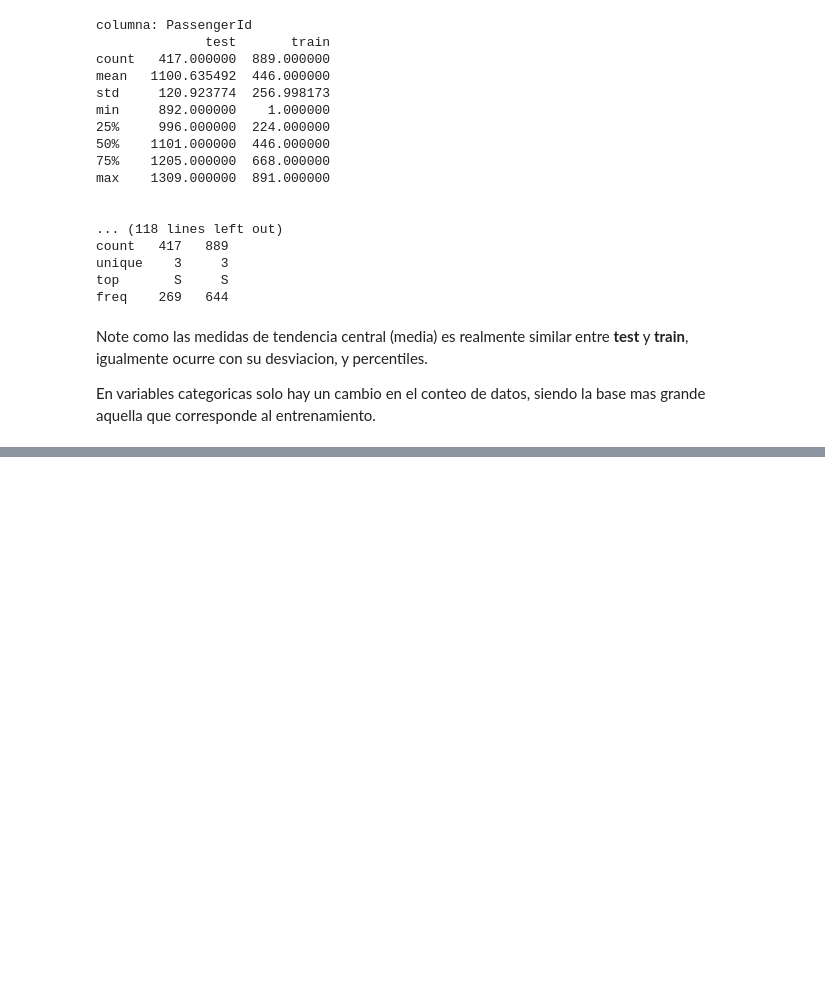
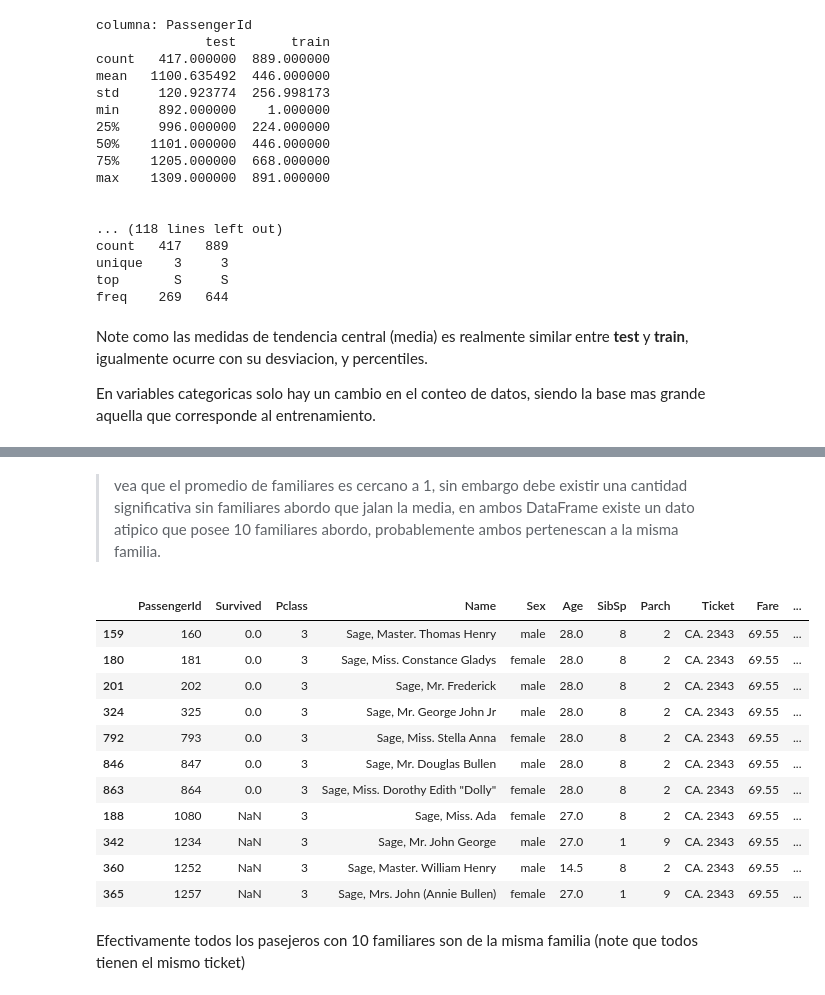
Before and after one commit to juanpablocarrillohortua/taller-pandas-titanic-grupo-1, a Jupyter notebook: notebooks/proyecto titanic.ipynb, the cells around one changed output, grey strips where cells are left out. Cells and saved outputs as stored; diff of their text form; code cells hidden in the pictures; blank space fills up the shorter version.

Commit message:
Crear y analizar variable "Familiares"

```diff
--- a/notebooks/proyecto titanic.ipynb
+++ b/notebooks/proyecto titanic.ipynb
@@ -532,0 +539,8 @@ En variables categoricas solo hay un cambio en el conteo de datos, siendo la bas
+# %%
+def sumar_SibSp_Parch(fila):
+    return fila['SibSp'] + fila['Parch']
+
+df_test["Familiares"] = df_test.apply(sumar_SibSp_Parch, axis=1)
+df_train["Familiares"] = df_train.apply(sumar_SibSp_Parch, axis=1)
+
+analizar(data1=df_test, data2=df_train, cols=["Familiares"], nombre_base1="test", nombre_base2="train")
@@ -532,0 +558,23 @@ En variables categoricas solo hay un cambio en el conteo de datos, siendo la bas
+# %% [markdown]
+> vea que el promedio de familiares es cercano a 1, sin embargo debe existir una cantidad significativa sin familiares abordo que jalan la media, en ambos DataFrame existe un dato atipico que posee 10 familiares abordo, probablemente ambos pertenescan a la misma familia.
+# %%
+numerosos_train = df_train[df_train["Familiares"]==10]
+numerosos_test = df_test[df_test["Familiares"]==10]
+
+df_vertical = pd.concat([numerosos_train, numerosos_test], axis=0) #representar mejor los miembros de la familia numerosa
+df_vertical
+# %% [output]
+|  | PassengerId | Survived | Pclass | Name | Sex | Age | SibSp | Parch | Ticket | Fare | ... |
+| 159 | 160 | 0.0 | 3 | Sage, Master. Thomas Henry | male | 28.0 | 8 | 2 | CA. 2343 | 69.55 | ... |
+| 180 | 181 | 0.0 | 3 | Sage, Miss. Constance Gladys | female | 28.0 | 8 | 2 | CA. 2343 | 69.55 | ... |
+| 201 | 202 | 0.0 | 3 | Sage, Mr. Frederick | male | 28.0 | 8 | 2 | CA. 2343 | 69.55 | ... |
+| 324 | 325 | 0.0 | 3 | Sage, Mr. George John Jr | male | 28.0 | 8 | 2 | CA. 2343 | 69.55 | ... |
+| 792 | 793 | 0.0 | 3 | Sage, Miss. Stella Anna | female | 28.0 | 8 | 2 | CA. 2343 | 69.55 | ... |
+| 846 | 847 | 0.0 | 3 | Sage, Mr. Douglas Bullen | male | 28.0 | 8 | 2 | CA. 2343 | 69.55 | ... |
+| 863 | 864 | 0.0 | 3 | Sage, Miss. Dorothy Edith "Dolly" | female | 28.0 | 8 | 2 | CA. 2343 | 69.55 | ... |
+| 188 | 1080 | NaN | 3 | Sage, Miss. Ada | female | 27.0 | 8 | 2 | CA. 2343 | 69.55 | ... |
+| 342 | 1234 | NaN | 3 | Sage, Mr. John George | male | 27.0 | 1 | 9 | CA. 2343 | 69.55 | ... |
+| 360 | 1252 | NaN | 3 | Sage, Master. William Henry | male | 14.5 | 8 | 2 | CA. 2343 | 69.55 | ... |
+| 365 | 1257 | NaN | 3 | Sage, Mrs. John (Annie Bullen) | female | 27.0 | 1 | 9 | CA. 2343 | 69.55 | ... |
+# %% [markdown]
+Efectivamente todos los pasejeros con 10 familiares son de la misma familia (note que todos tienen el mismo ticket)
```
Also changed, not shown: parts of 4 cells of this notebook.
